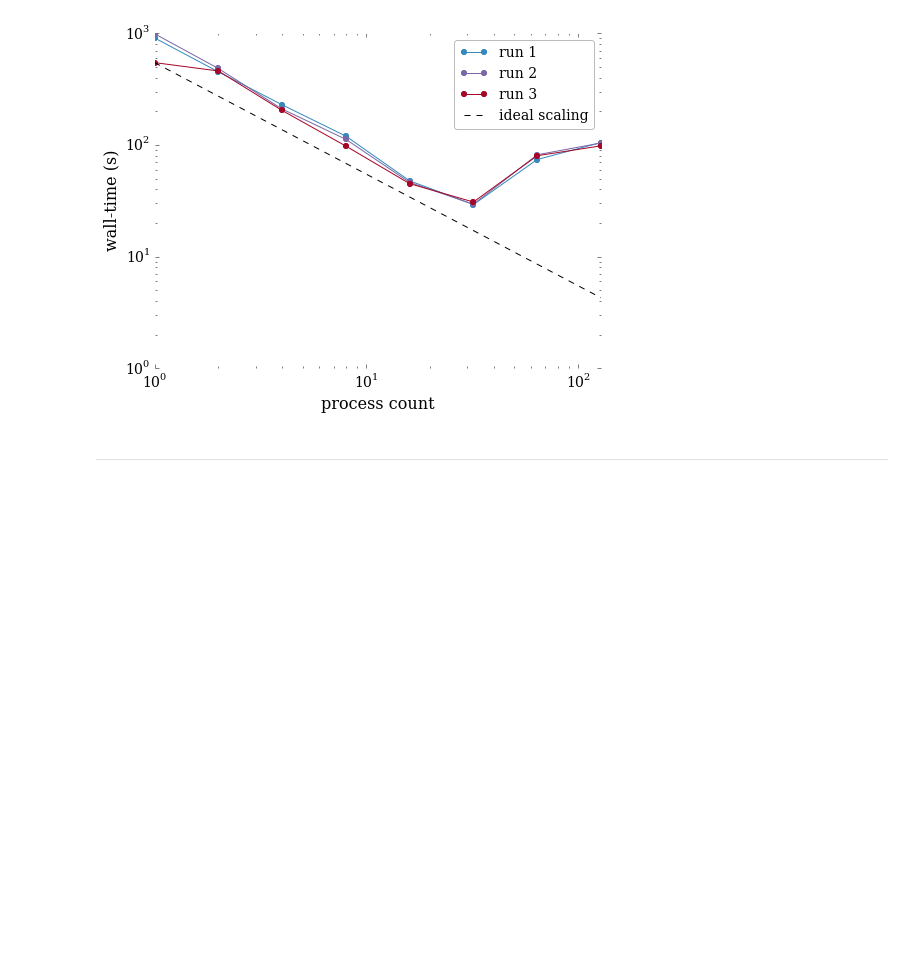
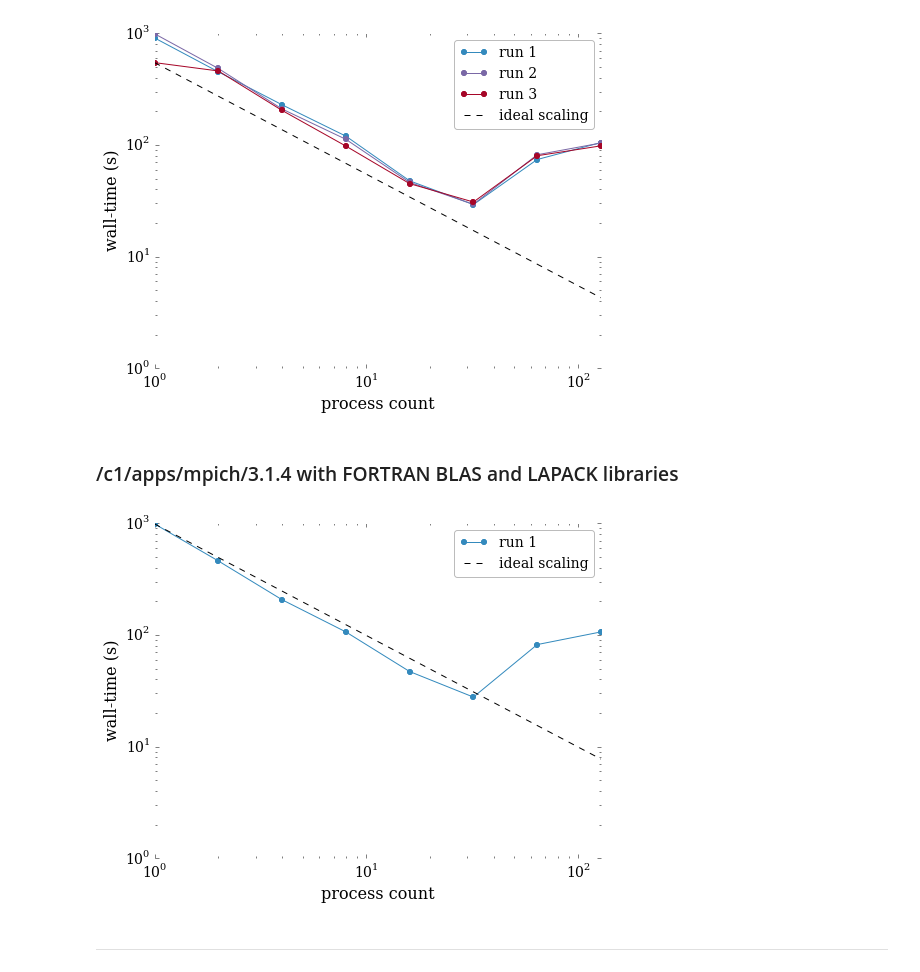
Before and after one commit to mesnardo/strong_scaling_colonialone, a Jupyter notebook: scripts/python/strong_scaling_colonialone.ipynb, the cells around one changed output. Saved outputs shown, nothing was run; the diff lists cells and outputs as text; code cells hidden in the pictures; blank space fills up the shorter version.

Commit message:
Add results with MPICH-3.1.4 and FORTRAN BLAS/LAPACK libraries

```diff
--- a/scripts/python/strong_scaling_colonialone.ipynb
+++ b/scripts/python/strong_scaling_colonialone.ipynb
@@ -283,6 +298,23 @@ for run in runs:
 logSummaryReader.plot_execution_time(mpich314_1m_list)
 # %% [output]
 [figure]
+# %% [markdown]
+### /c1/apps/mpich/3.1.4 with FORTRAN BLAS and LAPACK libraries
+# %%
+# cavity (1M cells) - mpich314f - parse log files
+mpi = 'mpich-3.1.4-gnu-libf-opt'
+simulation = 'cavity3d/100x100x100'
+runs = ['cg_nopc_cg_nopc_run1']
+nprocs = [1, 2, 4, 8, 16, 32, 64, 128]
+mpich314f_1m_list = []
+for run in runs:
+    directory = '{}/{}/{}/{}'.format(root_directory, mpi, simulation, run)
+    mpich314f_1m_list.append(logSummaryReader.Series(directory, nprocs=nprocs))
+# %%
+# cavity (1M cells) - mpich314f - execution-time
+logSummaryReader.plot_execution_time(mpich314f_1m_list)
+# %% [output]
+[figure, added]
 # %% [markdown]
 ---
 # %% [markdown]
```
Also changed, not shown: parts of 13 cells of this notebook.
